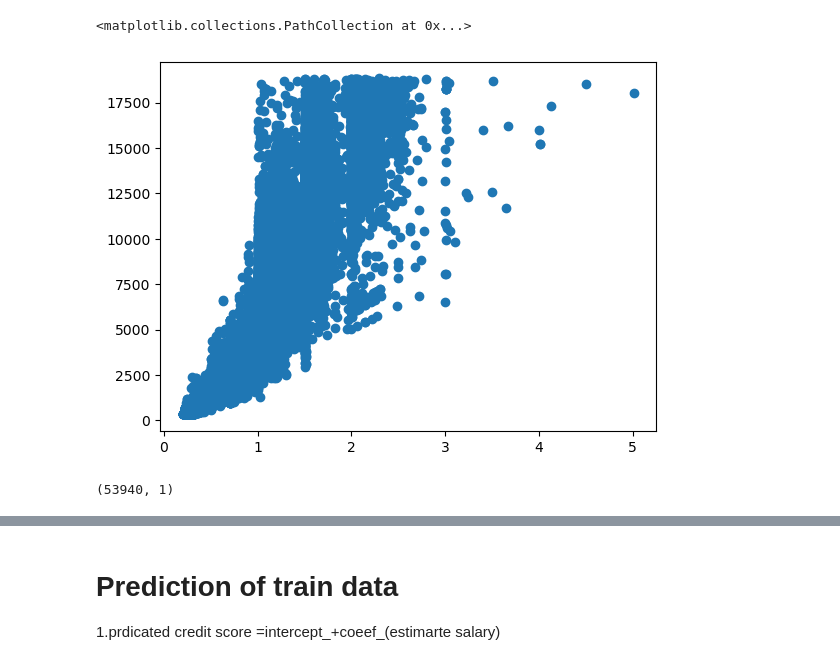
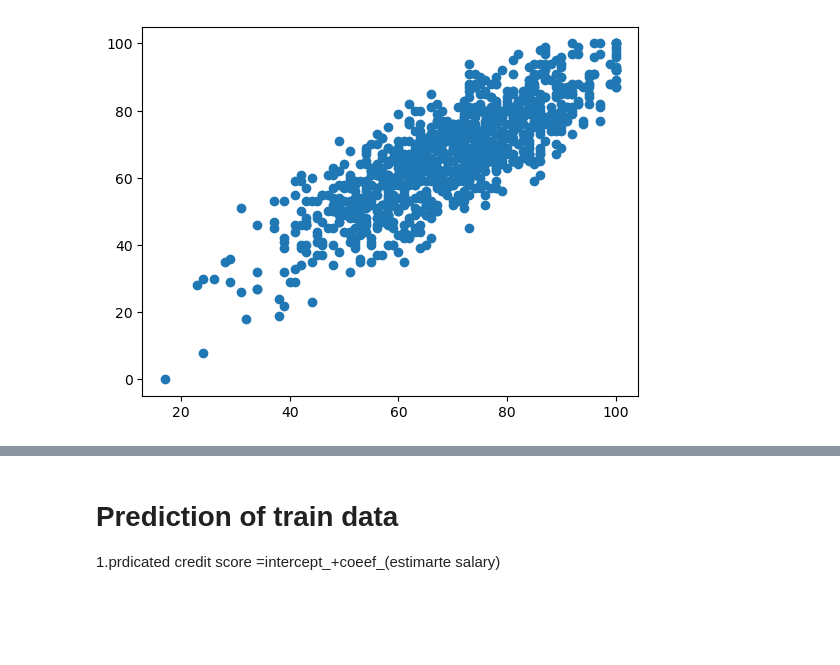
Before and after one commit to NithinKumarKR/Loan-Default-Prediction, a Jupyter notebook: Simple Linear Question.ipynb, the cells around one changed output, grey strips where cells are left out. Drawn from its saved outputs; the diff is of its cells as text; code cells hidden in the pictures; blank space fills up the shorter version.

```diff
--- a/Simple Linear Question.ipynb
+++ b/Simple Linear Question.ipynb
@@ -6,6 +6,6 @@ import seaborn as sns
 import matplotlib.pyplot as plt
 import pandas as pd
 #loading the dataset
-df=sns.load_dataset("diamonds")
+df=pd.read_csv("stud.csv")
 df.sample(5)
 # %% [output]
@@ -30,2 +30,2 @@ Index(['carat', 'cut', 'color', 'clarity', 'depth', 'table', 'price', 'x', 'y',
 # %%
-df=df[['carat','price']]
+df=df[['reading_score','math_score']]
@@ -48,5 +32,4 @@ df
 # %%
-plt.scatter(df.carat,df.price)
+plt.scatter(df.reading_score,df.math_score);
 # %% [output]
-<matplotlib.collections.PathCollection at 0x...>
-[figure, old version]
+[figure, new version]
@@ -58,4 +35,0 @@ X=df[['price']]
-# %%
-X.shape
-# %% [output]
-(53940, 1)
```
Also changed, not shown: parts of 55 cells of this notebook, 5 other files.
